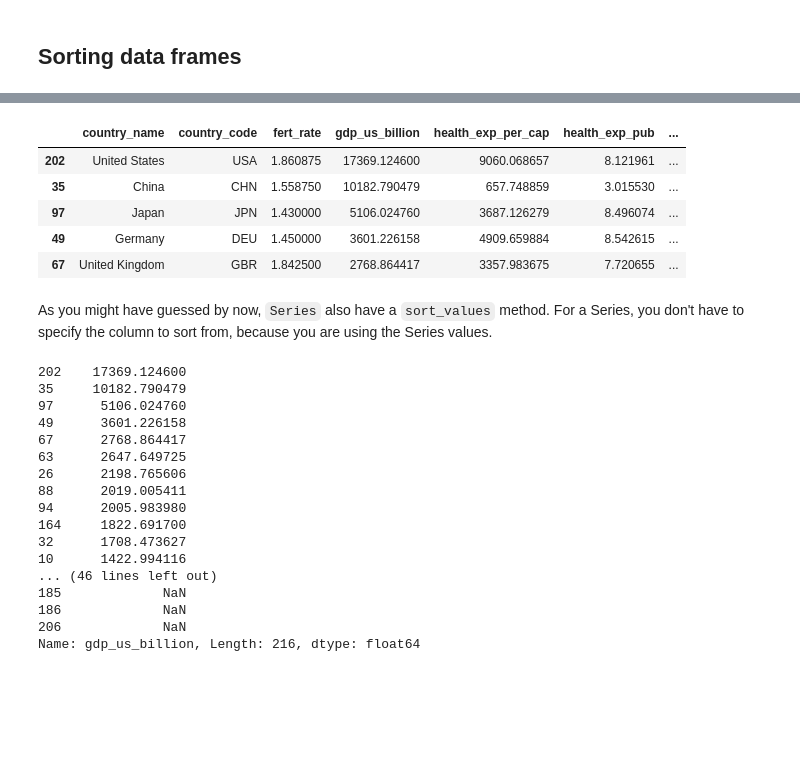
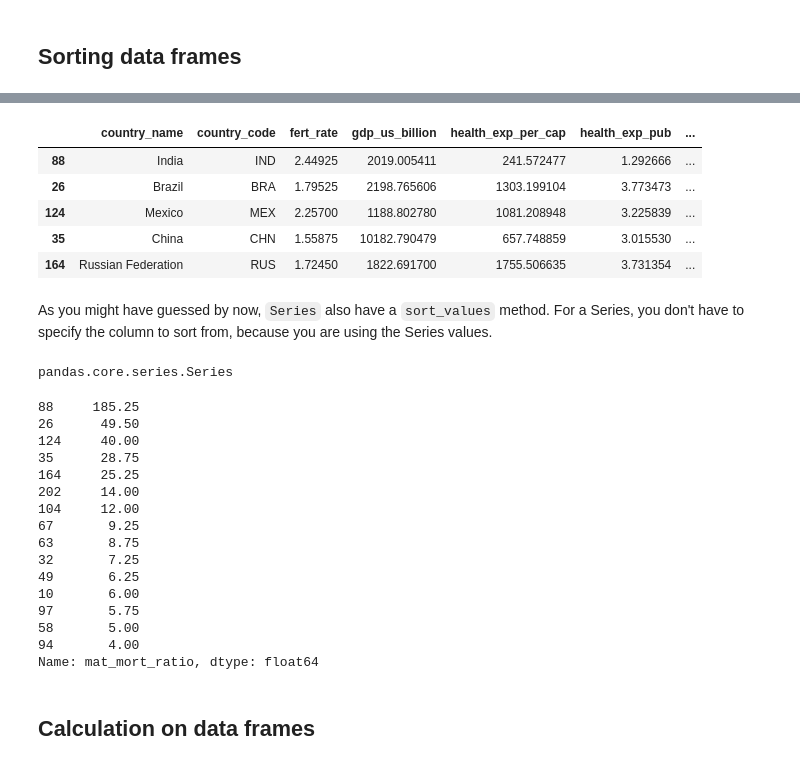
Before and after one commit to matthew-brett/cfd2019, a Jupyter notebook: notebooks/04/data_frame_intro.ipynb, the cells around one changed output, grey strips where cells are left out. Cells and saved outputs as stored; diff of their text form; code cells hidden in the pictures; blank space fills up the shorter version.

```diff
--- a/notebooks/04/data_frame_intro.ipynb
+++ b/notebooks/04/data_frame_intro.ipynb
@@ -398,36 +399,42 @@ gender_data.sort_values?
 in a new cell.   If you do that, you discover the `ascending` argument, that
 you can use like this:
 # %%
-by_descending_gdp = gender_data.sort_values('gdp_us_billion', ascending=False)
-by_descending_gdp.head()
+rich_by_descending_mmr = rich_gender_data.sort_values('mat_mort_ratio', ascending=False)
+rich_by_descending_mmr.head()
 # %% [output]
 |  | country_name | country_code | fert_rate | gdp_us_billion | health_exp_per_cap | health_exp_pub | ... |
-| 202 | United States | USA | 1.860875 | 17369.124600 | 9060.068657 | 8.121961 | ... |
-| 35 | China | CHN | 1.558750 | 10182.790479 | 657.748859 | 3.015530 | ... |
-| 97 | Japan | JPN | 1.430000 | 5106.024760 | 3687.126279 | 8.496074 | ... |
-| 49 | Germany | DEU | 1.450000 | 3601.226158 | 4909.659884 | 8.542615 | ... |
-| 67 | United Kingdom | GBR | 1.842500 | 2768.864417 | 3357.983675 | 7.720655 | ... |
+| 88 | India | IND | 2.44925 | 2019.005411 | 241.572477 | 1.292666 | ... |
+| 26 | Brazil | BRA | 1.79525 | 2198.765606 | 1303.199104 | 3.773473 | ... |
+| 124 | Mexico | MEX | 2.25700 | 1188.802780 | 1081.208948 | 3.225839 | ... |
+| 35 | China | CHN | 1.55875 | 10182.790479 | 657.748859 | 3.015530 | ... |
+| 164 | Russian Federation | RUS | 1.72450 | 1822.691700 | 1755.506635 | 3.731354 | ... |
 # %% [markdown]
 As you might have guessed by now, `Series` also have a `sort_values` method.
 For a Series, you don't have to specify the column to sort from, because you
 are using the Series values.
+# %%
+rich_mmr = rich_gender_data['mat_mort_ratio']
+type(rich_mmr)
+# %% [output]
+pandas.core.series.Series
 # %%
-gdp.sort_values(ascending=False)
+rich_mmr.sort_values(ascending=False)
 # %% [output]
-202    17369.124600
-35     10182.790479
-97      5106.024760
-49      3601.226158
-67      2768.864417
-63      2647.649725
-26      2198.765606
-88      2019.005411
-94      2005.983980
-164     1822.691700
-32      1708.473627
-10      1422.994116
-... (46 lines left out)
-185             NaN
-186             NaN
-206             NaN
-Name: gdp_us_billion, Length: 216, dtype: float64
+88     185.25
+26      49.50
+124     40.00
+35      28.75
+164     25.25
+202     14.00
+104     12.00
+67       9.25
+63       8.75
+32       7.25
+49       6.25
+10       6.00
+97       5.75
+58       5.00
+94       4.00
+Name: mat_mort_ratio, dtype: float64
+# %% [markdown]
+## Calculation on data frames
```
Also changed, not shown: parts of 38 cells of this notebook, 2 other files.
